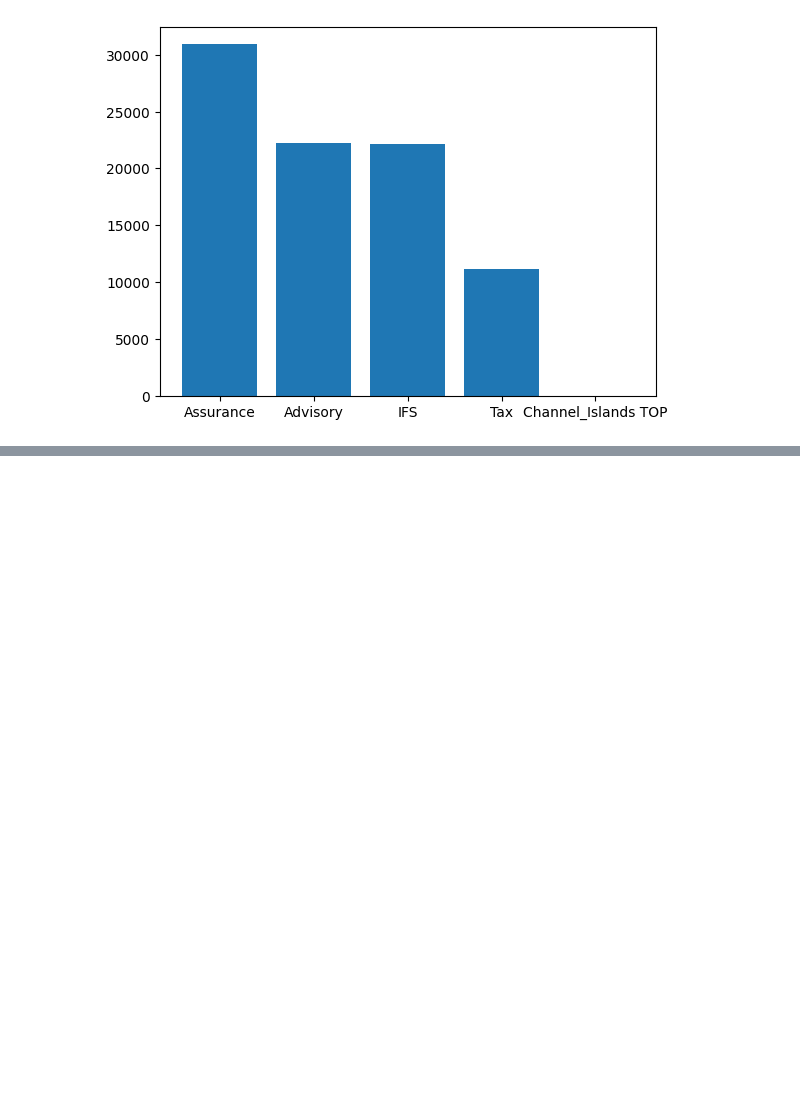
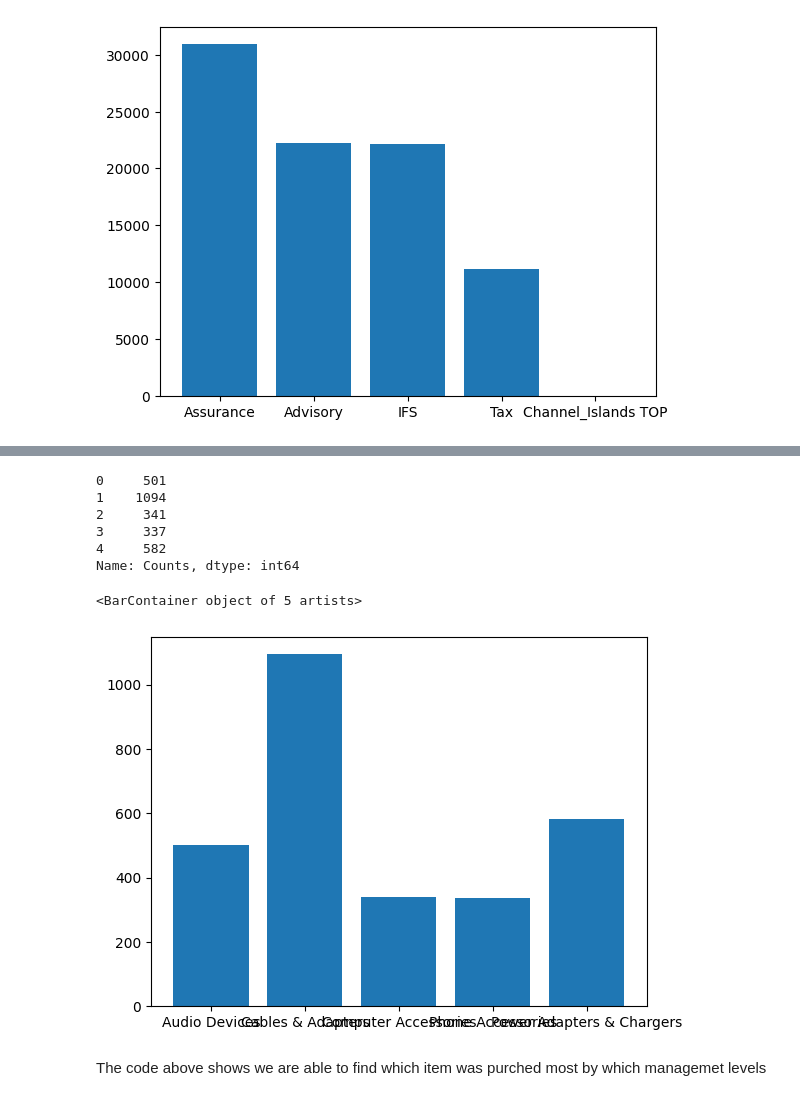
Before and after one commit to Danza101/Data_Landscape, a Jupyter notebook: Code.ipynb, the cells around one changed output, grey strips where cells are left out. Saved outputs shown, nothing was run; the diff lists cells and outputs as text; code cells hidden in the pictures; blank space fills up the shorter version.

```diff
--- a/Code.ipynb
+++ b/Code.ipynb
@@ -407,0 +411,5 @@ plt.bar(cost_center_lvl_5 , cost_center_counts_lvl_5)
+# %%
+df_managament_item = df[['Management Level', 'Item Category']]
+df_managament_item.sort_values(by='Management Level')
+df_managament_item = df_managament_item.groupby(['Management Level', 'Item Category']).size().reset_index(name='Counts')
+df_managament_item
@@ -407,0 +434,10 @@ plt.bar(cost_center_lvl_5 , cost_center_counts_lvl_5)
+# %%
+administrative_management = df_managament_item.iloc[:5]
+Associate_management = df_managament_item.iloc[5:10]
+Director_management = df_managament_item.iloc[10:15]
+intern_management = df_managament_item.iloc[15:20]
+manager_management = df_managament_item.iloc[20:25]
+Partner_management = df_managament_item.iloc[25:30]
+Senior_associate_management = df_managament_item.iloc[30:35]
+Senior_Manager_management = df_managament_item.iloc[35:40]
+Specialist_management = df_managament_item.iloc[40:]
@@ -407,0 +451,27 @@ plt.bar(cost_center_lvl_5 , cost_center_counts_lvl_5)
+# %%
+item_category_and_counts = administrative_management[['Item Category', 'Counts']]
+print(item_category_and_counts['Counts'])
+# %% [output]
+0     501
+1    1094
+2     341
+3     337
+4     582
+Name: Counts, dtype: int64
+# %%
+administrative_management = administrative_management[['Item Category', 'Counts']]
+Associate_management = Associate_management[['Item Category', 'Counts']]
+Director_management = Director_management[['Item Category', 'Counts']]
+intern_management = intern_management[['Item Category', 'Counts']]
+manager_management = manager_management[['Item Category', 'Counts']]
+Partner_management = Partner_management[['Item Category', 'Counts']]
+Senior_associate_management = Senior_associate_management[['Item Category', 'Counts']]
+Senior_Manager_management = Senior_Manager_management[['Item Category', 'Counts']]
+Specialist_management = Specialist_management[['Item Category', 'Counts']]
+# %%
+plt.bar(administrative_management['Item Category'] , administrative_management['Counts'])
+# %% [output]
+<BarContainer object of 5 artists>
+[figure, added]
+# %% [markdown]
+The code above shows we are able to find which item was purched most by which managemet levels
```
Also changed, not shown: parts of 10 cells of this notebook, 1 other file.
